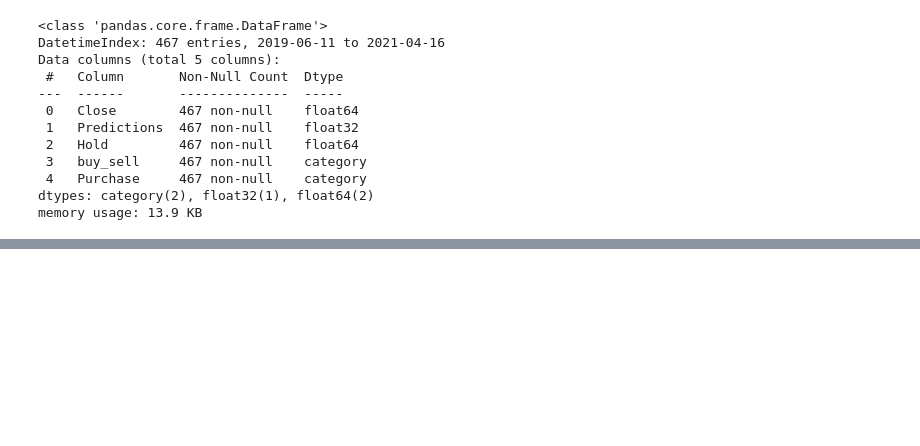
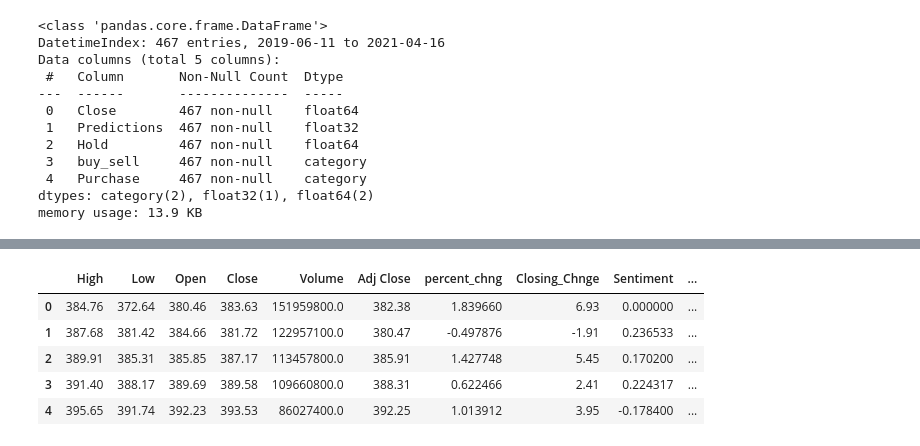
Before and after one commit to jcharbour/Data-projects-, a Jupyter notebook: Stock Market Predictions Project.ipynb, the cells around one changed output, grey strips where cells are left out. Cells and saved outputs as stored; diff of their text form; code cells hidden in the pictures; blank space fills up the shorter version.

```diff
--- a/Stock Market Predictions Project.ipynb
+++ b/Stock Market Predictions Project.ipynb
@@ -1213,0 +1222,9 @@ CategoricalDtype(categories=[1, 0], ordered=True)
+# %%
+newdf2.head()
+# %% [output]
+|  | High | Low | Open | Close | Volume | Adj Close | percent_chng | Closing_Chnge | Sentiment | ... |
+| 0 | 384.76 | 372.64 | 380.46 | 383.63 | 151959800.0 | 382.38 | 1.839660 | 6.93 | 0.000000 | ... |
+| 1 | 387.68 | 381.42 | 384.66 | 381.72 | 122957100.0 | 380.47 | -0.497876 | -1.91 | 0.236533 | ... |
+| 2 | 389.91 | 385.31 | 385.85 | 387.17 | 113457800.0 | 385.91 | 1.427748 | 5.45 | 0.170200 | ... |
+| 3 | 391.40 | 388.17 | 389.69 | 389.58 | 109660800.0 | 388.31 | 0.622466 | 2.41 | 0.224317 | ... |
+| 4 | 395.65 | 391.74 | 392.23 | 393.53 | 86027400.0 | 392.25 | 1.013912 | 3.95 | -0.178400 | ... |
```
Also changed, not shown: parts of 34 cells of this notebook.
